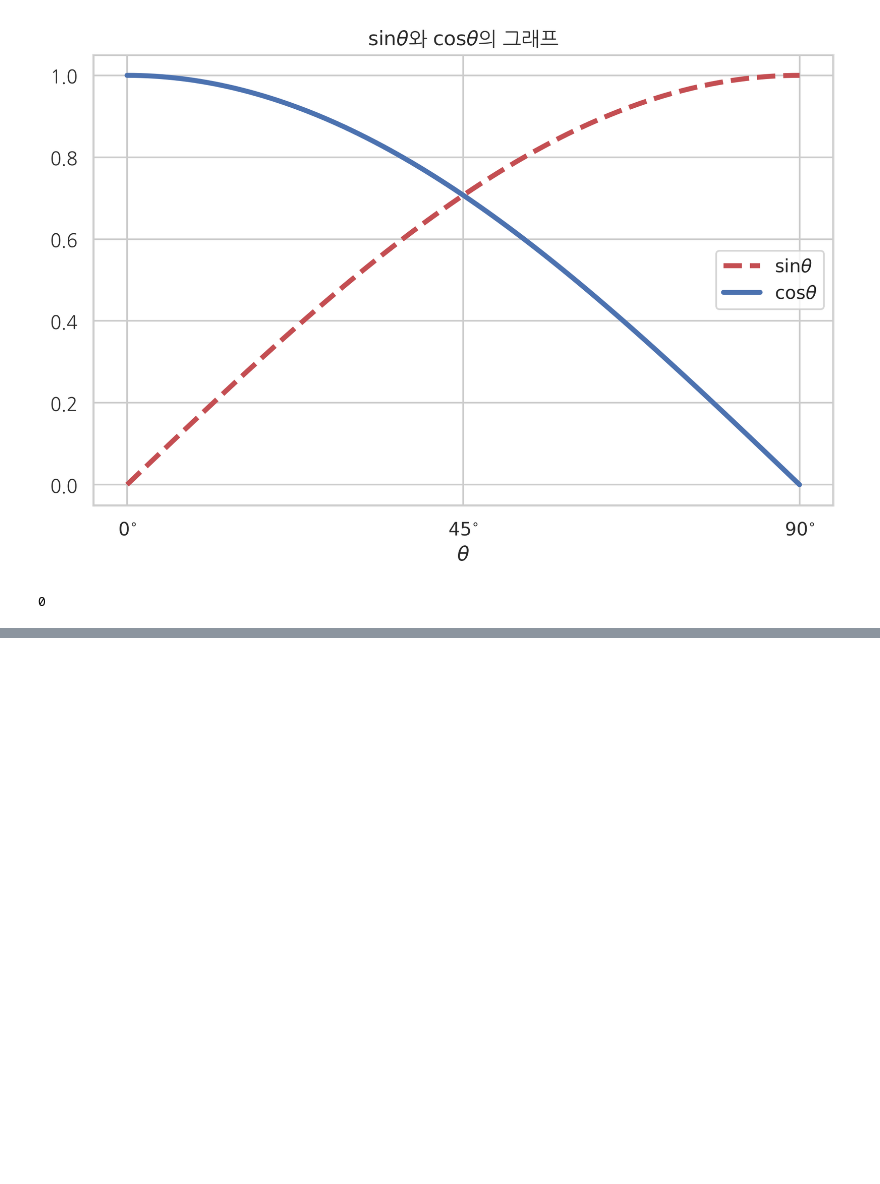
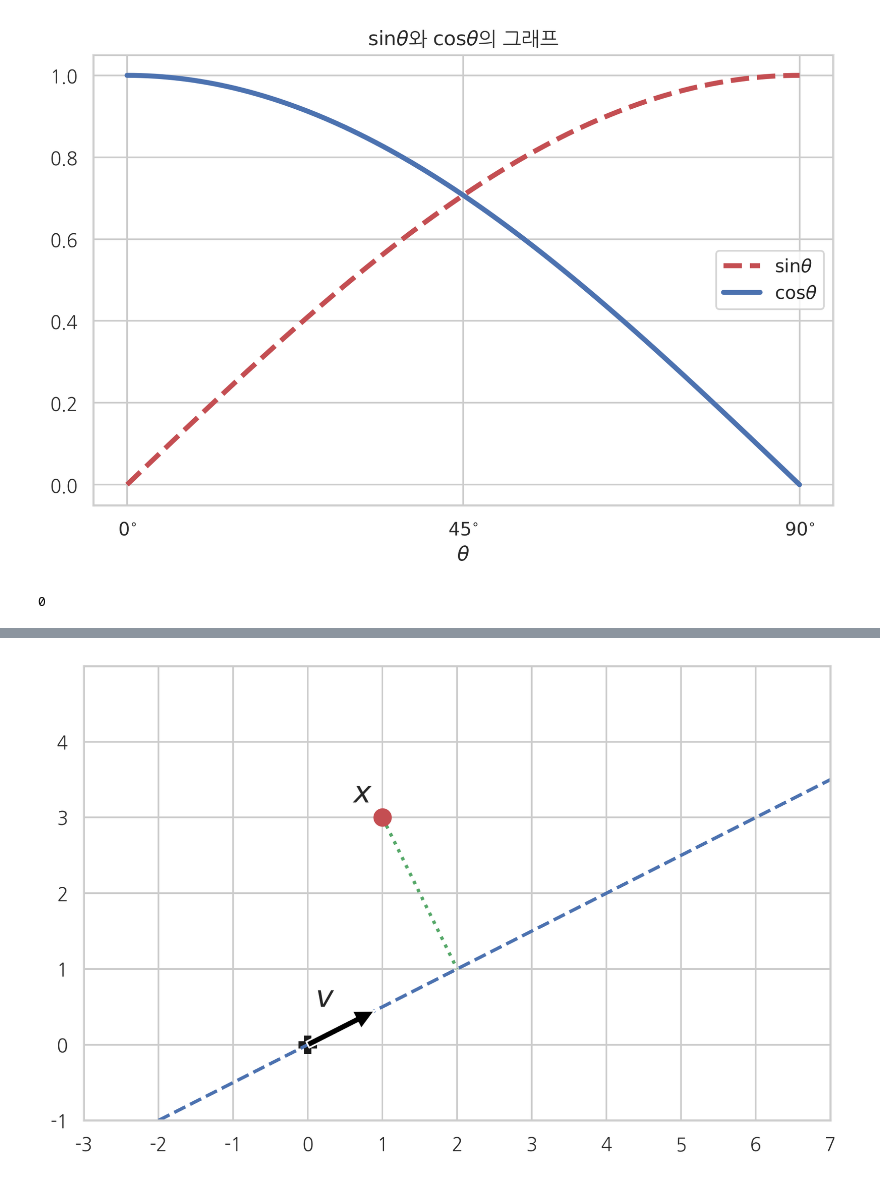
Before and after one commit to tjwodud04/Books-and-other-stuffs, a Jupyter notebook: Programming Language/Python/Books&Following/김도형의 데이터 사이언스 스쿨 수학편/3.1 선형대수와 해석기하의 기초.ipynb, the cells around one changed output, grey strips where cells are left out. Saved outputs shown, nothing was run; the diff lists cells and outputs as text; code cells hidden in the pictures; blank space fills up the shorter version.

```diff
--- a/Programming Language/Python/Books&Following/김도형의 데이터 사이언스 스쿨 수학편/3.1 선형대수와 해석기하의 기초.ipynb
+++ b/Programming Language/Python/Books&Following/김도형의 데이터 사이언스 스쿨 수학편/3.1 선형대수와 해석기하의 기초.ipynb
@@ -227,0 +251,17 @@ np.dot(a, b)
+# %%
+v = np.array([2, 1]) / np.sqrt(5)
+x = np.array([1, 3])
+plt.plot(0, 0, 'kP', ms=10)
+plt.annotate('', xy=v, xytext=(0, 0), arrowprops=black)
+plt.plot([-2, 8], [-1, 4], 'b--', lw=2)
+plt.plot([1, 2], [3, 1], 'g:', lw=2)
+plt.plot(x[0], x[1], 'ro', ms=10)
+plt.text(0.1, 0.5, "$v$")
+plt.text(0.6, 3.2, "$x$")
+plt.xticks(np.arange(-3, 15))
+plt.yticks(np.arange(-1, 5))
+plt.xlim(-3, 7)
+plt.ylim(-1, 5)
+plt.show()
+# %% [output]
+[figure, added]
```
Also changed, not shown: parts of 4 cells of this notebook.
